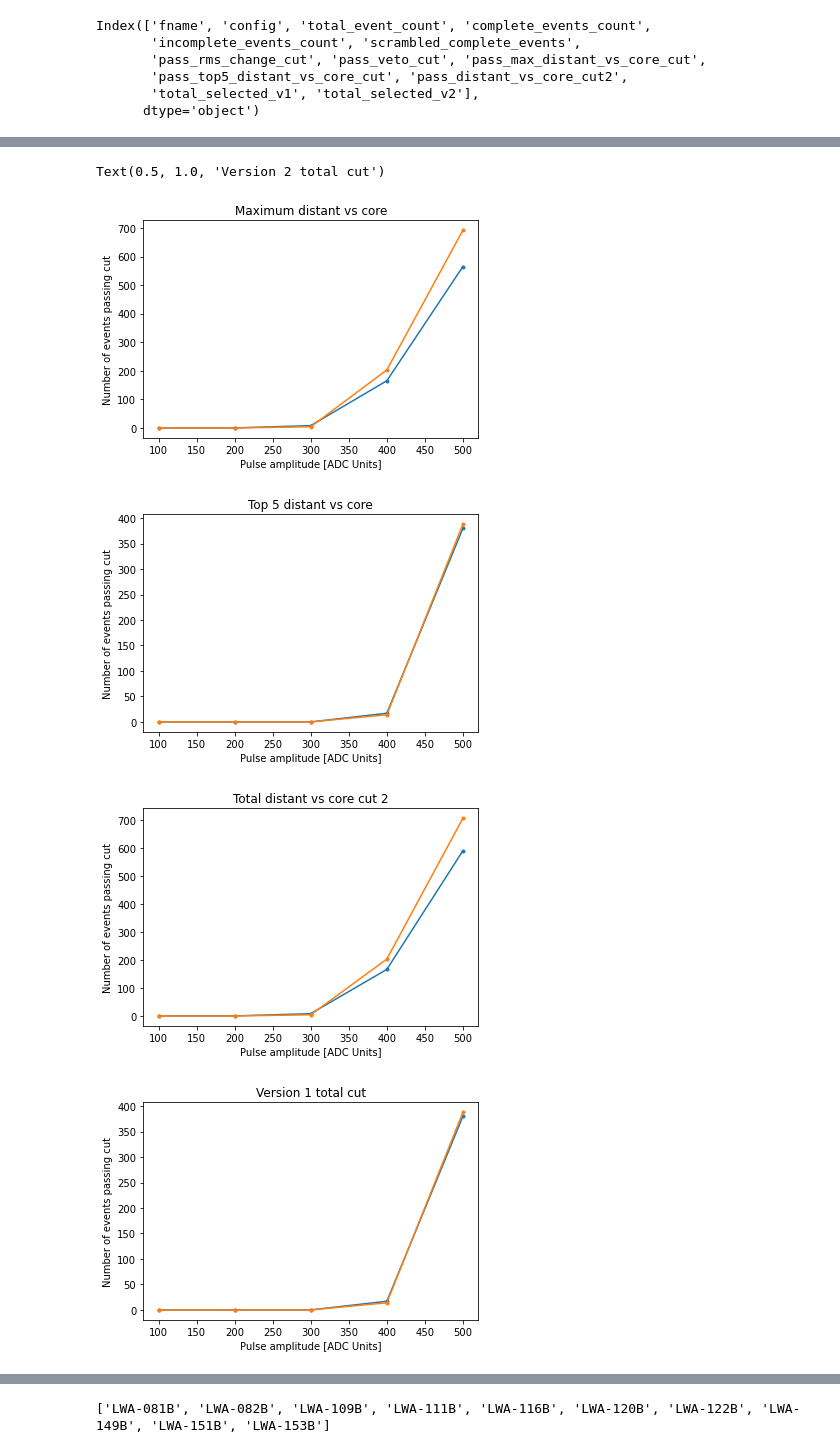
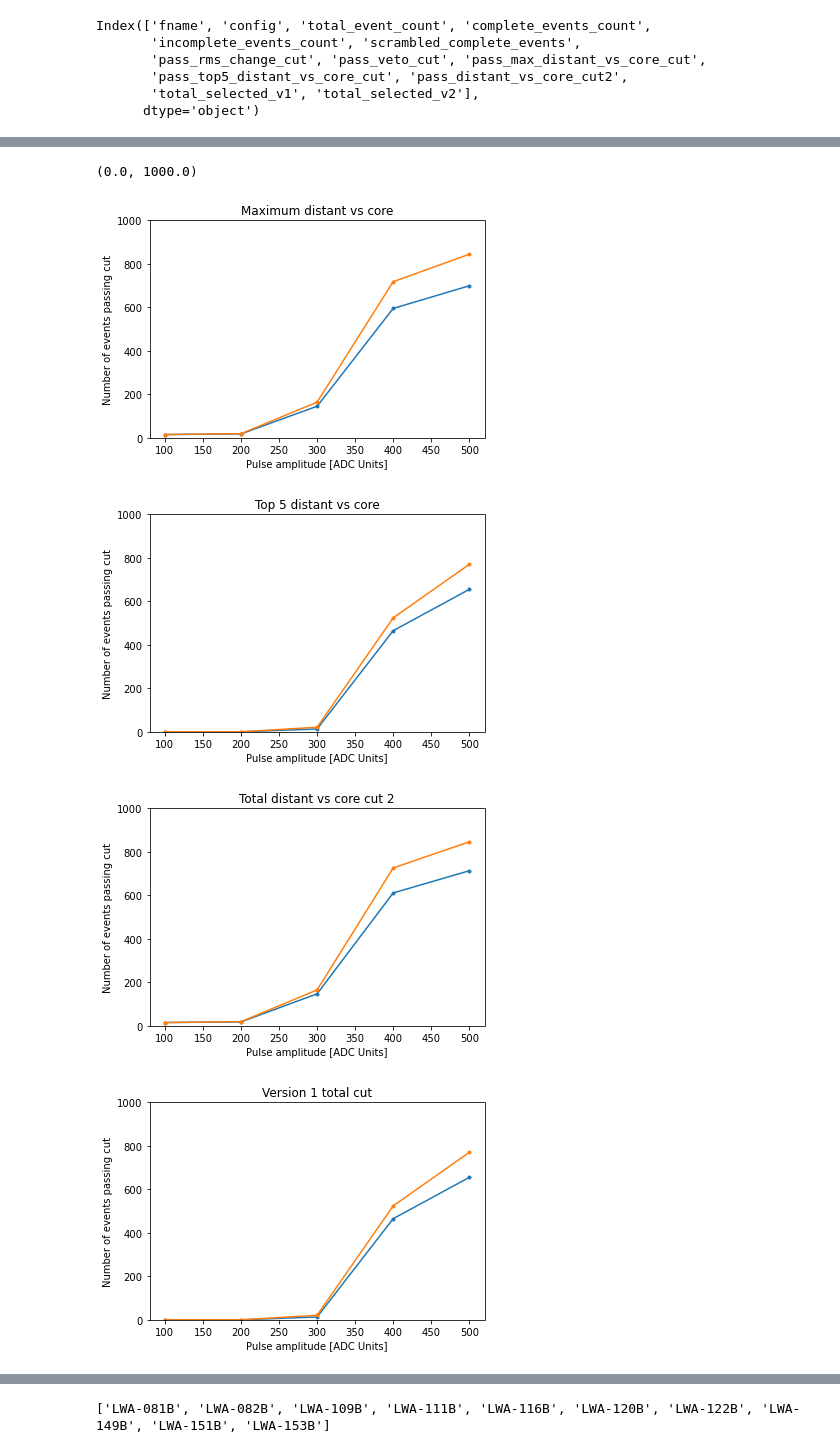
Before and after one commit to kathrynplant/lwa-cosmic-rays, a Jupyter notebook: Simulation_Results.ipynb, the cells around one changed output, grey strips where cells are left out. Saved outputs shown, nothing was run; the diff lists cells and outputs as text; code cells hidden in the pictures.

Commit message:
Committing latest notebook version from end of PhD before starting new work at JPL.

```diff
--- a/Simulation_Results.ipynb
+++ b/Simulation_Results.ipynb
@@ -72,7 +72,7 @@ colnames=['fname',
 all_lines=[]
 for summary_filename in summary_filenames:
     with open(summary_filename) as file:
-        lines = [line.rstrip().split() for line in file if line[:2]=='ov']
+        lines = [line.rstrip().split() for line in file if ((line[:2]=='ov')and ('August12' in line))]
     all_lines+=lines
 
 summary = pd.DataFrame(columns=colnames,index=range(len(all_lines)))
@@ -96,7 +104,7 @@ Apolfiles=np.asarray([string[-5]=='A' for string in summary['config']])
 Bpolfiles=np.asarray([string[-5]=='B' for string in summary['config']])
 nosignal=np.asarray([string[-12:-4]=='no-pulse' for string in summary['config']])
 pulses=np.zeros(len(summary['config']))
-pulses[1:]=np.asarray([(string[-8:-5]) for string in summary['config'][1:]])
+pulses[1:]=np.asarray([(string[-8:-5]) for string in summary['config'][1:] if string[-8:-5]!='uls'])
 print(pulse)
 print(Apolfiles)
 print(Bpolfiles)
@@ -111,6 +119,8 @@ print(summary['pass_veto_cut'])
 #print(summary['complete_events_count'][Bpolfiles])
 #print(summary['complete_events_count'][Bpolfiles])
 #print(summary['complete_events_count'][Apolfiles])
+print(len(Apolfiles))
+print(len(Bpolfiles))
 # %% [output]
 0
 500
@@ -139,38 +147,43 @@ plt.plot(pulses[Bpolfiles],(summary['pass_max_distant_vs_core_cut'][Bpolfiles]),
 plt.xlabel('Pulse amplitude [ADC Units]')
 plt.ylabel('Number of events passing cut')
 plt.title('Maximum distant vs core')
+plt.ylim(0,1000)
 
 plt.figure()
 plt.plot(pulses[Apolfiles],(summary['pass_top5_distant_vs_core_cut'][Apolfiles]),'.-')
 plt.plot(pulses[Bpolfiles],(summary['pass_top5_distant_vs_core_cut'][Bpolfiles]),'.-')
 plt.xlabel('Pulse amplitude [ADC Units]')
 plt.ylabel('Number of events passing cut')
 plt.title('Top 5 distant vs core')
+plt.ylim(0,1000)
 
 plt.figure()
 plt.plot(pulses[Apolfiles],(summary['pass_distant_vs_core_cut2'][Apolfiles]),'.-')
 plt.plot(pulses[Bpolfiles],(summary['pass_distant_vs_core_cut2'][Bpolfiles]),'.-')
 plt.xlabel('Pulse amplitude [ADC Units]')
 plt.ylabel('Number of events passing cut')
 plt.title('Total distant vs core cut 2')
+plt.ylim(0,1000)
 
 plt.figure()
 plt.plot(pulses[Apolfiles],(summary['total_selected_v1'][Apolfiles]),'.-')
 plt.plot(pulses[Bpolfiles],(summary['total_selected_v1'][Bpolfiles]),'.-')
 plt.xlabel('Pulse amplitude [ADC Units]')
 plt.ylabel('Number of events passing cut')
 plt.title('Version 1 total cut')
+plt.ylim(0,1000)
 
 
 plt.figure()
 plt.plot(pulses[Apolfiles],(summary['total_selected_v2'][Apolfiles]),'.-')
 plt.plot(pulses[Bpolfiles],(summary['total_selected_v2'][Bpolfiles]),'.-')
 plt.xlabel('Pulse amplitude [ADC Units]')
 plt.ylabel('Number of events passing cut')
 plt.title('Version 2 total cut')
+plt.ylim(0,1000)
 # %% [output]
-Text(0.5, 1.0, 'Version 2 total cut')
+(0.0, 1000.0)
-[figure, old version]
+[figure, new version]
-[figure, old version]
+[figure, new version]
-[figure, old version]
+[figure, new version]
-[figure, old version]
+[figure, new version]
```
Also changed, not shown: parts of 7 cells of this notebook.
